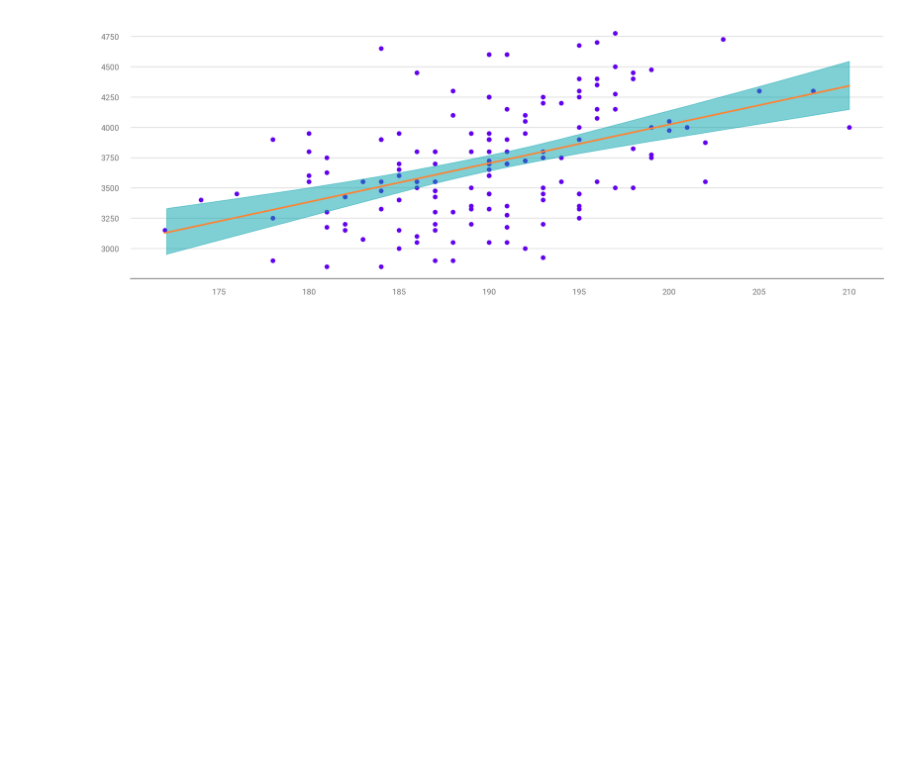
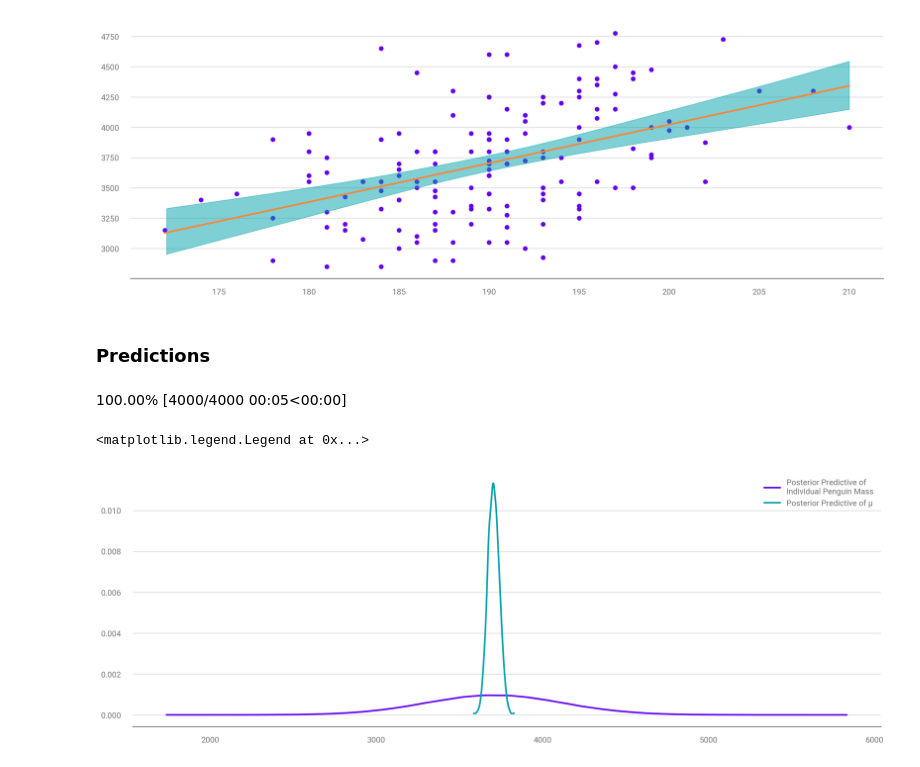
Before and after one commit to paw-lu/bayesian-modeling-computation-python, a Jupyter notebook: notebooks/3_linear_models_and_probabalistic_programming_languages.ipynb, the cells around one changed output. Saved outputs shown, nothing was run; the diff lists cells and outputs as text; code cells hidden in the pictures; blank space fills up the shorter version.

Commit message:
:memo: Predictions and centering regression

```diff
--- a/notebooks/3_linear_models_and_probabalistic_programming_languages.ipynb
+++ b/notebooks/3_linear_models_and_probabalistic_programming_languages.ipynb
@@ -325,3 +325,27 @@ az.plot_hdi(
 );
 # %% [output]
 [figure]
+# %% [markdown]
+### Predictions
+# %%
+with model_adelie_flipper_regression:
+    # Predict mass for panguin with average flipper length
+    pm.set_data({"adelie_flipper_length": [adelie_flipper_length_obs.mean()]})
+    posterior_predictions = pm.sample_posterior_predictive(
+        inf_data_adelie_flipper_regression["posterior"], var_names=["mass", "μ"]
+    )
+_, ax = plt.subplots(figsize=(20, 7))
+az.plot_dist(
+    posterior_predictions["mass"],
+    label="Posterior Predictive of \nIndividual Penguin Mass",
+)
+az.plot_dist(
+    posterior_predictions["μ"],
+    label="Posterior Predictive of μ",
+    color="C1"
+)
+ax.legend(loc=1)
+# %% [output]
+100.00% [4000/4000 00:05<00:00]
+<matplotlib.legend.Legend at 0x...>
+[figure, added]
```
Also changed, not shown: parts of 3 cells of this notebook, 1 other file.
